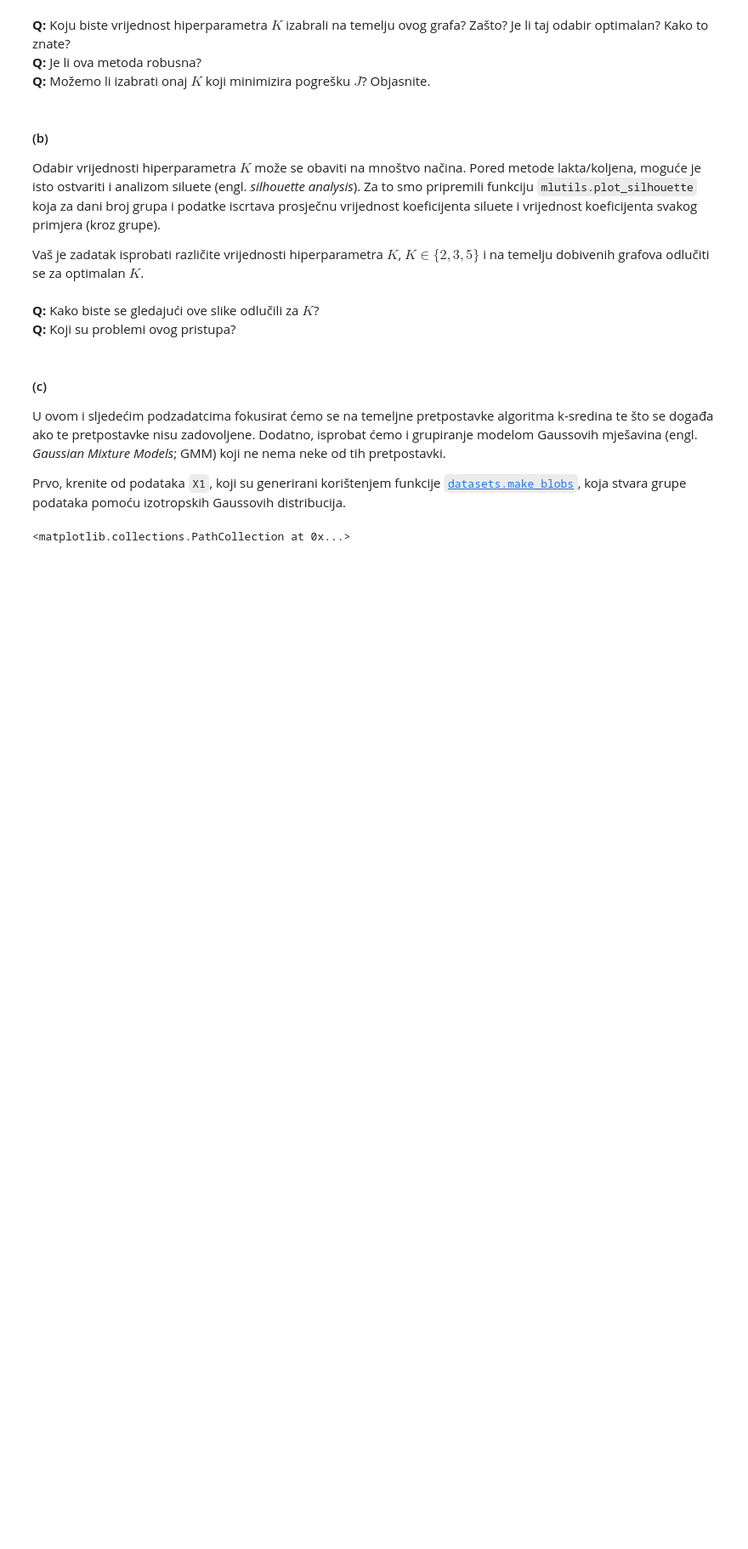
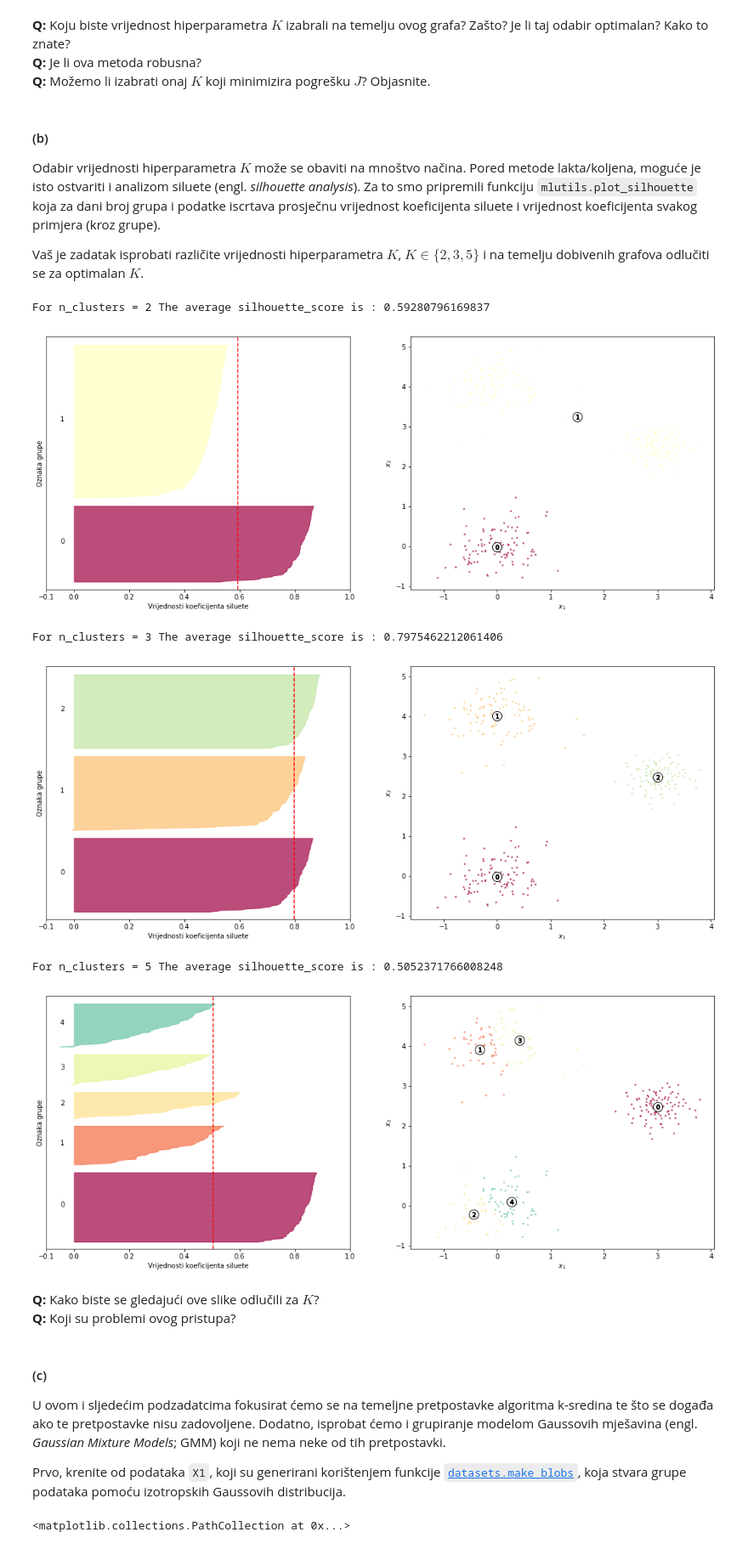
Before and after one commit to almer101/ML-course-2019, a Jupyter notebook: SU-2019-LAB05-PGM-NB-Grupiranje-Vrednovanje.ipynb, the cells around one changed output. Shown at 85% size. Cells and saved outputs as stored; diff of their text form; code cells hidden in the pictures; blank space fills up the shorter version.

```diff
--- a/SU-2019-LAB05-PGM-NB-Grupiranje-Vrednovanje.ipynb
+++ b/SU-2019-LAB05-PGM-NB-Grupiranje-Vrednovanje.ipynb
@@ -184,0 +369,24 @@ from sklearn.model_selection import GridSearchCV
+# %%
+# Vaš kôd ovdje
+spam_X, spam_y = mlutils.load_SMS_dataset('./spam.csv')
+spam_X_train, spam_X_test, spam_y_train, spam_y_test = \
+    train_test_split(spam_X, spam_y, train_size=0.7, test_size=0.3, random_state=69)
+
+vectorizer = TfidfVectorizer(stop_words="english", ngram_range=(1, 2), max_features=500)
+reducer = TruncatedSVD(n_components=300, random_state=69)
+normalizer = Normalizer()
+clf = LogisticRegression(solver="lbfgs")
+
+pipeline = Pipeline([('vectorizer', vectorizer), ('reducer', reducer), ('normalizer', normalizer), ('log_reg', clf)])
+
+parameters = {
+    'vectorizer__max_features': (500, 1000),
+    'reducer__n_components' : (100, 200, 300)
+}
+
+grid_search = GridSearchCV(pipeline, parameters, cv=3)
+grid_search.fit(spam_X_train, spam_y_train)
+
+best_parameters = grid_search.best_estimator_.get_params()
+for param_name in sorted(parameters.keys()):
+    print("\t%s: %r" % (param_name, best_parameters[param_name]))
@@ -267,3 +515,17 @@ Vaš je zadatak isprobati različite vrijednosti hiperparametra $K$, $K \in \{2,
+# %%
+# Vaš kôd ovdje
+
+ks = [2, 3, 5]
+
+for k in ks:
+    mlutils.plot_silhouette(n_clusters=k, X=Xp)
+# %% [output]
+For n_clusters = 2 The average silhouette_score is : 0.59280796169837
+[figure, added]
+For n_clusters = 3 The average silhouette_score is : 0.7975462212061406
+[figure, added]
+For n_clusters = 5 The average silhouette_score is : 0.5052371766008248
+[figure, added]
 # %% [markdown]
 **Q:** Kako biste se gledajući ove slike odlučili za $K$?
 **Q:** Koji su problemi ovog pristupa?
```
Also changed, not shown: parts of 36 cells of this notebook, 1 other file.
